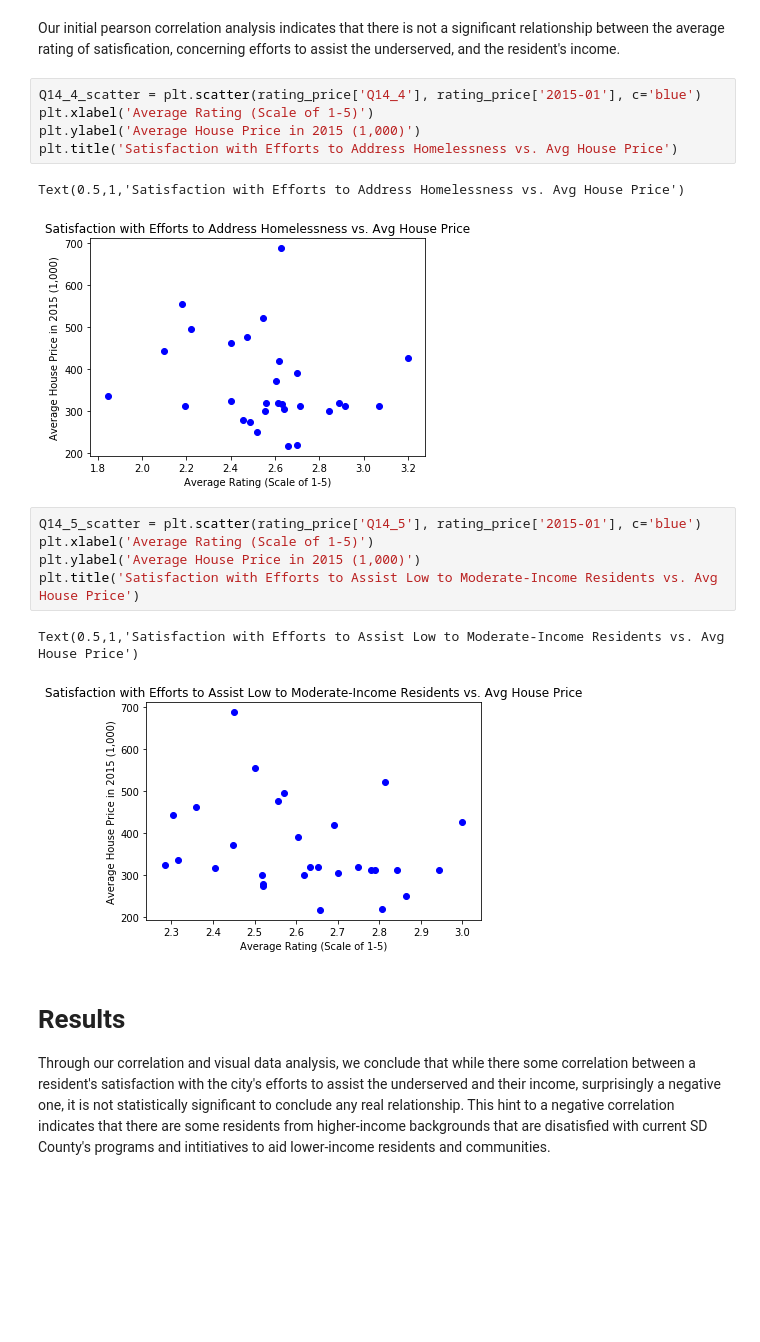
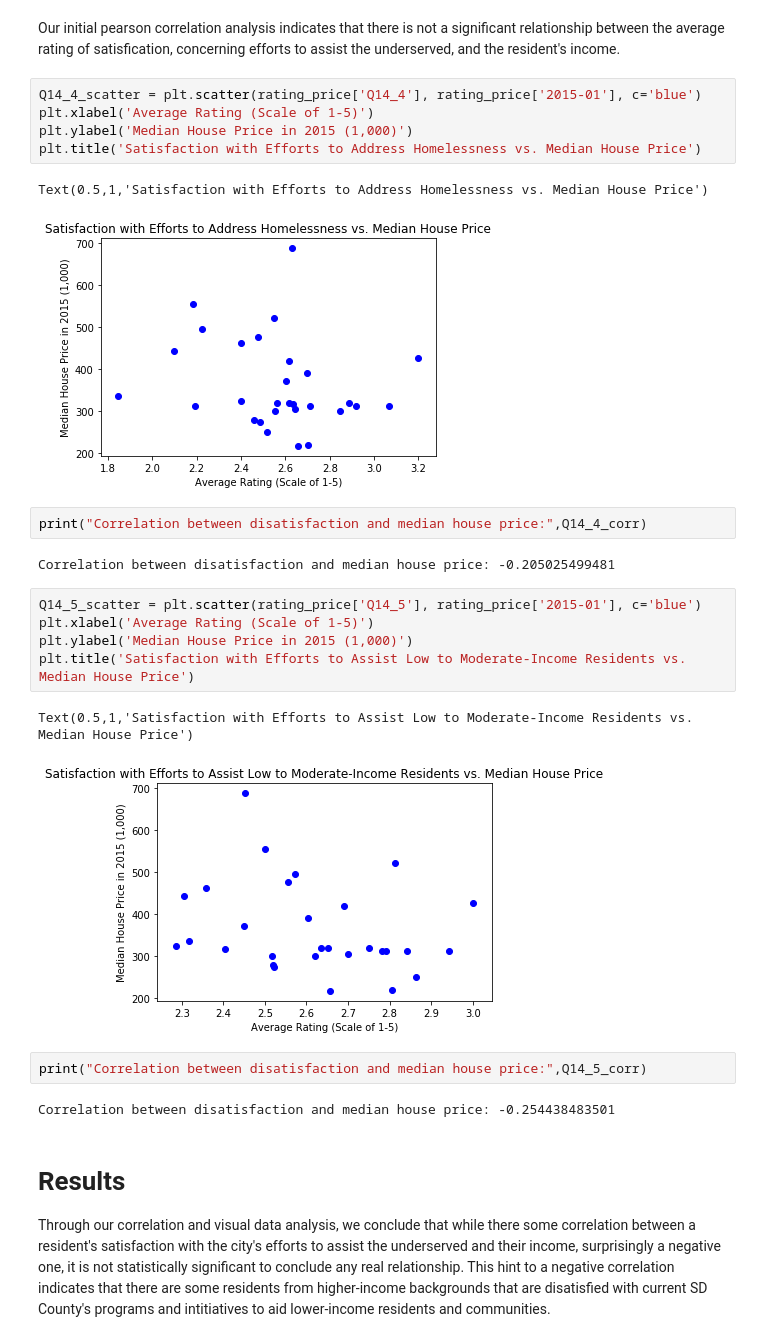
Before and after one commit to maggietsui/Final_Project_COGS108, a Jupyter notebook: Jean.ipynb, the cells around one changed output. Drawn from its saved outputs; the diff is of its cells as text; blank space fills up the shorter version.

```diff
--- a/Jean.ipynb
+++ b/Jean.ipynb
@@ -290,19 +318,27 @@ Our initial pearson correlation analysis indicates that there is not a significa
 # %%
 Q14_4_scatter = plt.scatter(rating_price['Q14_4'], rating_price['2015-01'], c='blue')
 plt.xlabel('Average Rating (Scale of 1-5)')
-plt.ylabel('Average House Price in 2015 (1,000)')
-plt.title('Satisfaction with Efforts to Address Homelessness vs. Avg House Price')
+plt.ylabel('Median House Price in 2015 (1,000)')
+plt.title('Satisfaction with Efforts to Address Homelessness vs. Median House Price')
 # %% [output]
-Text(0.5,1,'Satisfaction with Efforts to Address Homelessness vs. Avg House Price')
+Text(0.5,1,'Satisfaction with Efforts to Address Homelessness vs. Median House Price')
-[figure, old version]
+[figure, new version]
+# %%
+print("Correlation between disatisfaction and median house price:",Q14_4_corr)
+# %% [output]
+Correlation between disatisfaction and median house price: -0.205025499481
 # %%
 Q14_5_scatter = plt.scatter(rating_price['Q14_5'], rating_price['2015-01'], c='blue')
 plt.xlabel('Average Rating (Scale of 1-5)')
-plt.ylabel('Average House Price in 2015 (1,000)')
-plt.title('Satisfaction with Efforts to Assist Low to Moderate-Income Residents vs. Avg House Price')
+plt.ylabel('Median House Price in 2015 (1,000)')
+plt.title('Satisfaction with Efforts to Assist Low to Moderate-Income Residents vs. Median House Price')
 # %% [output]
-Text(0.5,1,'Satisfaction with Efforts to Assist Low to Moderate-Income Residents vs. Avg House Price')
+Text(0.5,1,'Satisfaction with Efforts to Assist Low to Moderate-Income Residents vs. Median House Price')
-[figure, old version]
+[figure, new version]
+# %%
+print("Correlation between disatisfaction and median house price:",Q14_5_corr)
+# %% [output]
+Correlation between disatisfaction and median house price: -0.254438483501
 # %% [markdown]
 # Results
 Through our correlation and visual data analysis, we conclude that while there some correlation between a resident's satisfaction with the city's efforts to assist the underserved and their income, surprisingly a negative one, it is not statistically significant to conclude any real relationship. This hint to a negative correlation indicates that there are some residents from higher-income backgrounds that are disatisfied with current SD County's programs and intitiatives to aid lower-income residents and communities.
```
Also changed, not shown: parts of 18 cells of this notebook.
